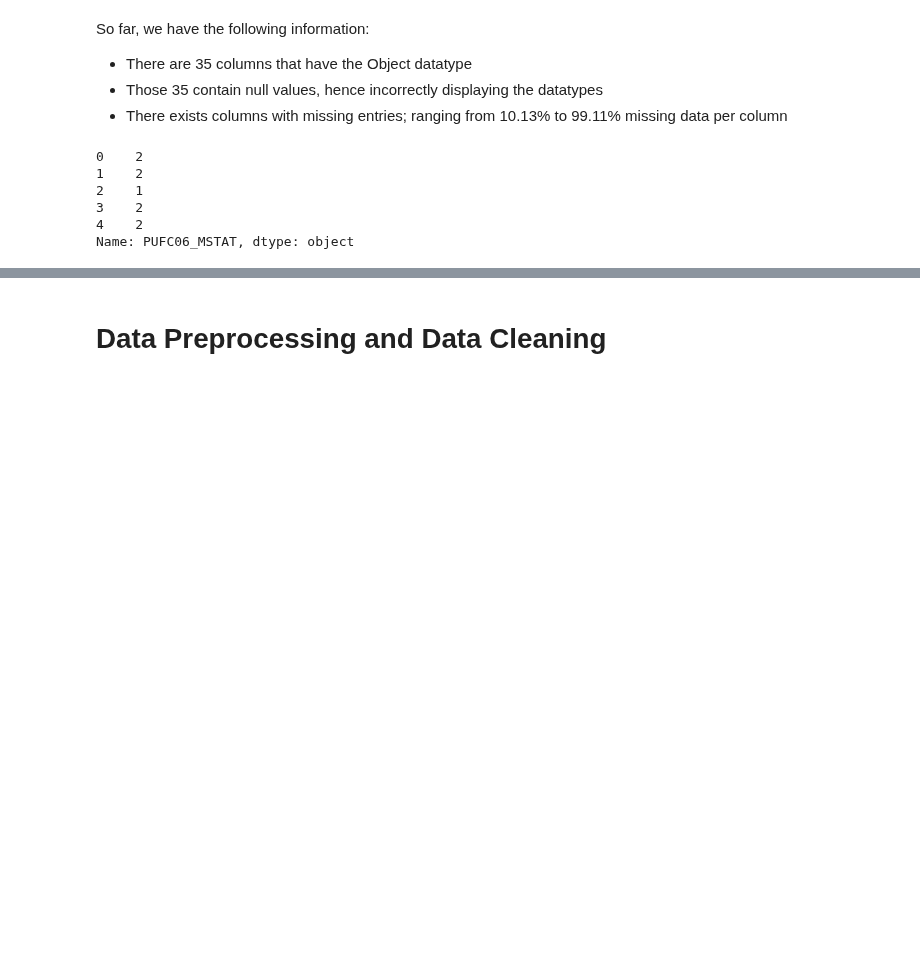
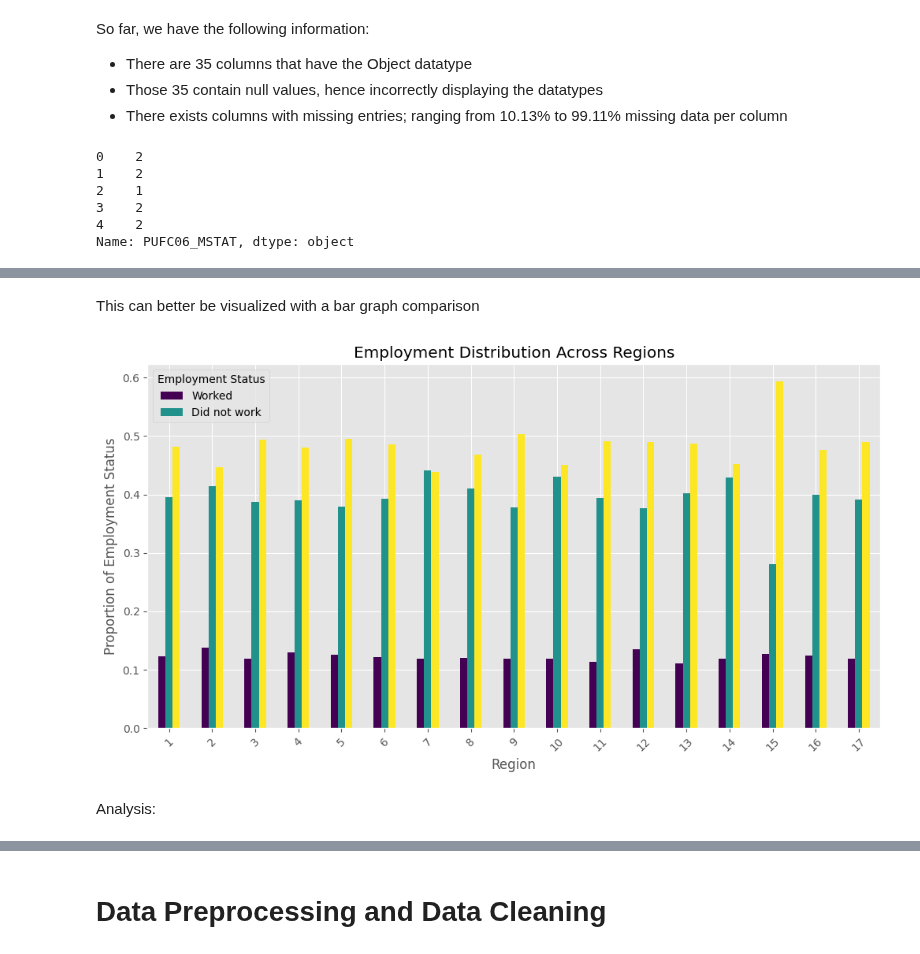
Before and after one commit to devonjavier/STINTSY-Project, a Jupyter notebook: STINTSY_MCO_LFS.ipynb, the cells around one changed output, grey strips where cells are left out. Drawn from its saved outputs; the diff is of its cells as text; code cells hidden in the pictures; blank space fills up the shorter version.

```diff
--- a/STINTSY_MCO_LFS.ipynb
+++ b/STINTSY_MCO_LFS.ipynb
@@ -211,0 +313,15 @@ lfs_data.isnull().sum()
+# %% [markdown]
+This can better be visualized with a bar graph comparison
+# %%
+employment_distribution.plot(kind="bar", figsize=(12, 6), colormap="viridis")
+
+plt.xlabel("Region")
+plt.ylabel("Proportion of Employment Status")
+plt.title("Employment Distribution Across Regions")
+plt.legend(title="Employment Status", labels=["Worked", "Did not work"])
+plt.xticks(rotation=45)
+plt.show()
+# %% [output]
+[figure, added]
+# %% [markdown]
+Analysis:
```
Also changed, not shown: parts of 17 cells of this notebook.
